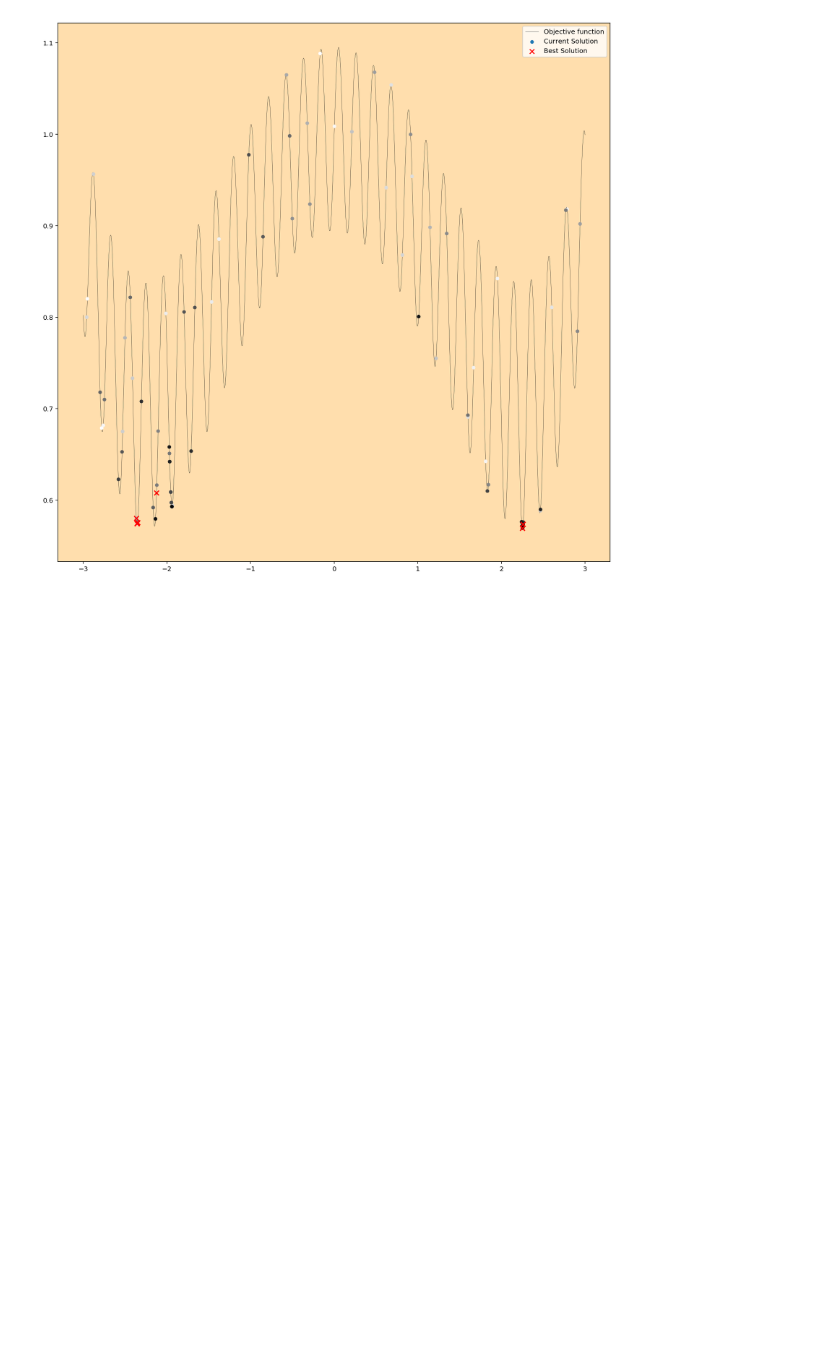
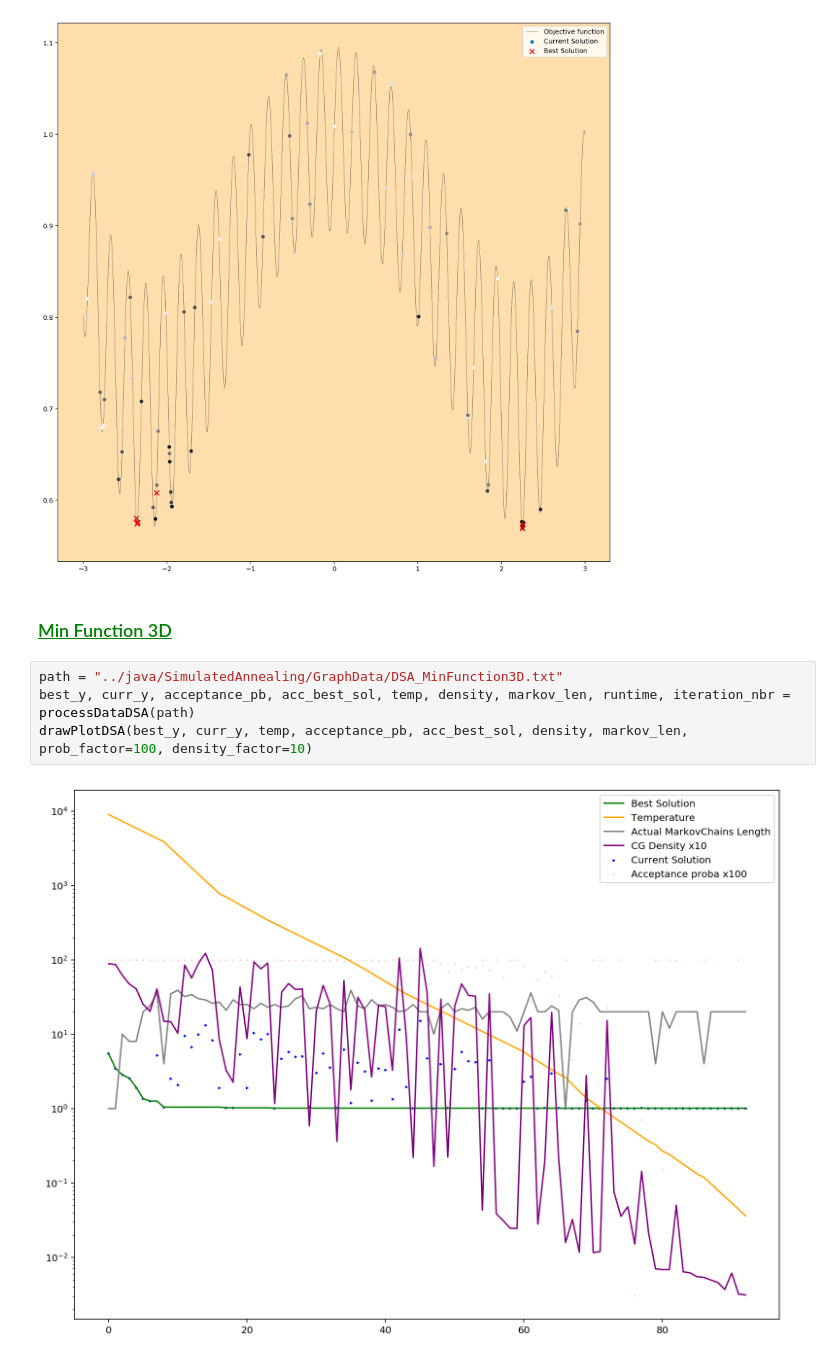
Before and after one commit to leobouraux/Pedestrian-Hub-Model-Optimization, a Jupyter notebook: src/main/python/Graphs LSA DSA.ipynb, the cells around one changed output. Drawn from its saved outputs; the diff is of its cells as text; blank space fills up the shorter version.

Commit message:
MinFunction3D done with graph

```diff
--- a/src/main/python/Graphs LSA DSA.ipynb
+++ b/src/main/python/Graphs LSA DSA.ipynb
@@ -48,3 +46,11 @@ best_x, curr_x = processDataDSA_MF(path)
 drawSolutionDSAMF(curr_y, best_y, curr_x, best_x)
 # %% [output]
 [figure]
+# %% [markdown]
+###      <span style="color:green"><u>Min Function 3D</u></span>
+# %%
+path = "../java/SimulatedAnnealing/GraphData/DSA_MinFunction3D.txt"
+best_y, curr_y, acceptance_pb, acc_best_sol, temp, density, markov_len, runtime, iteration_nbr = processDataDSA(path)
+drawPlotDSA(best_y, curr_y, temp, acceptance_pb, acc_best_sol, density, markov_len, prob_factor=100, density_factor=10)
+# %% [output]
+[figure, added]
```
Also changed, not shown: parts of 2 cells of this notebook, 8 other files.
